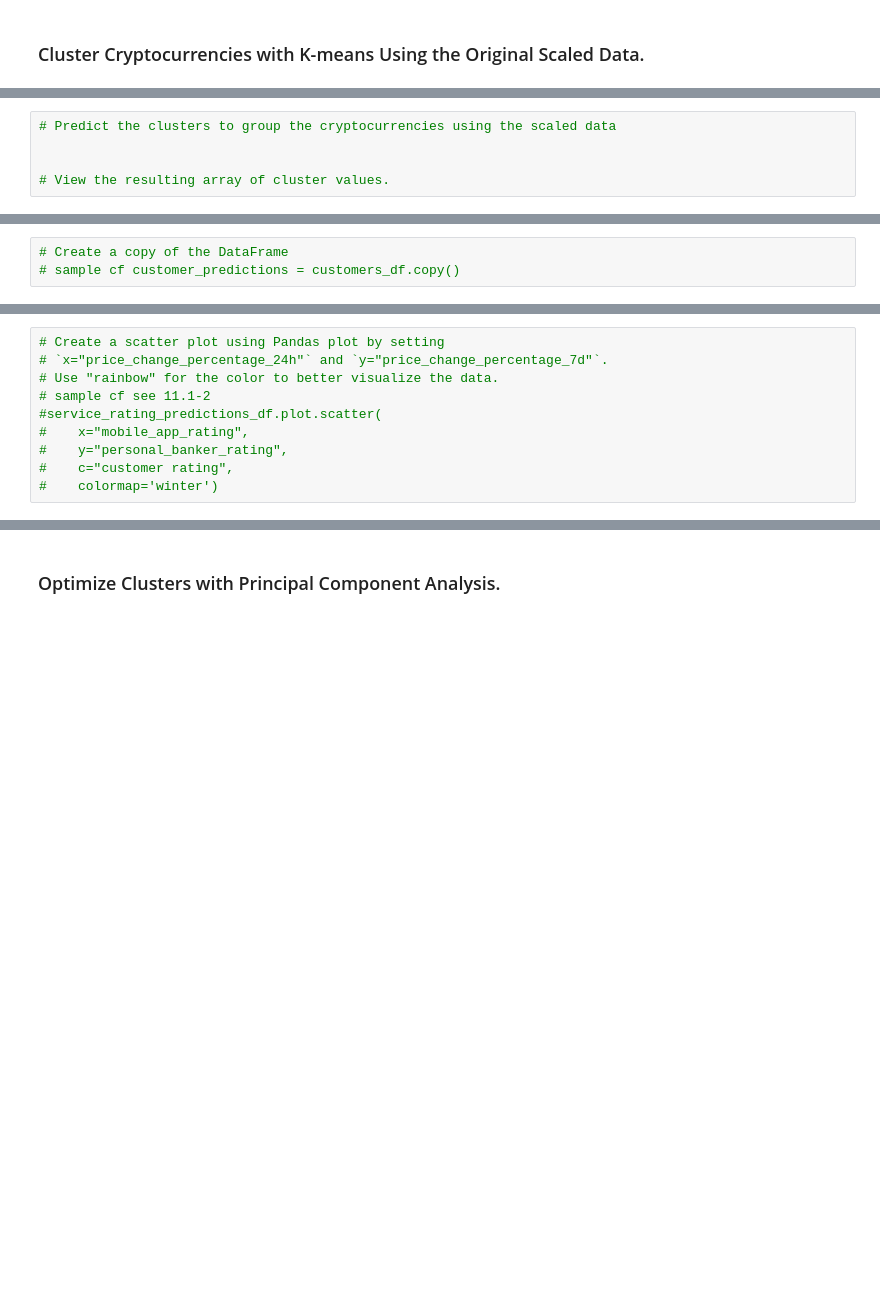
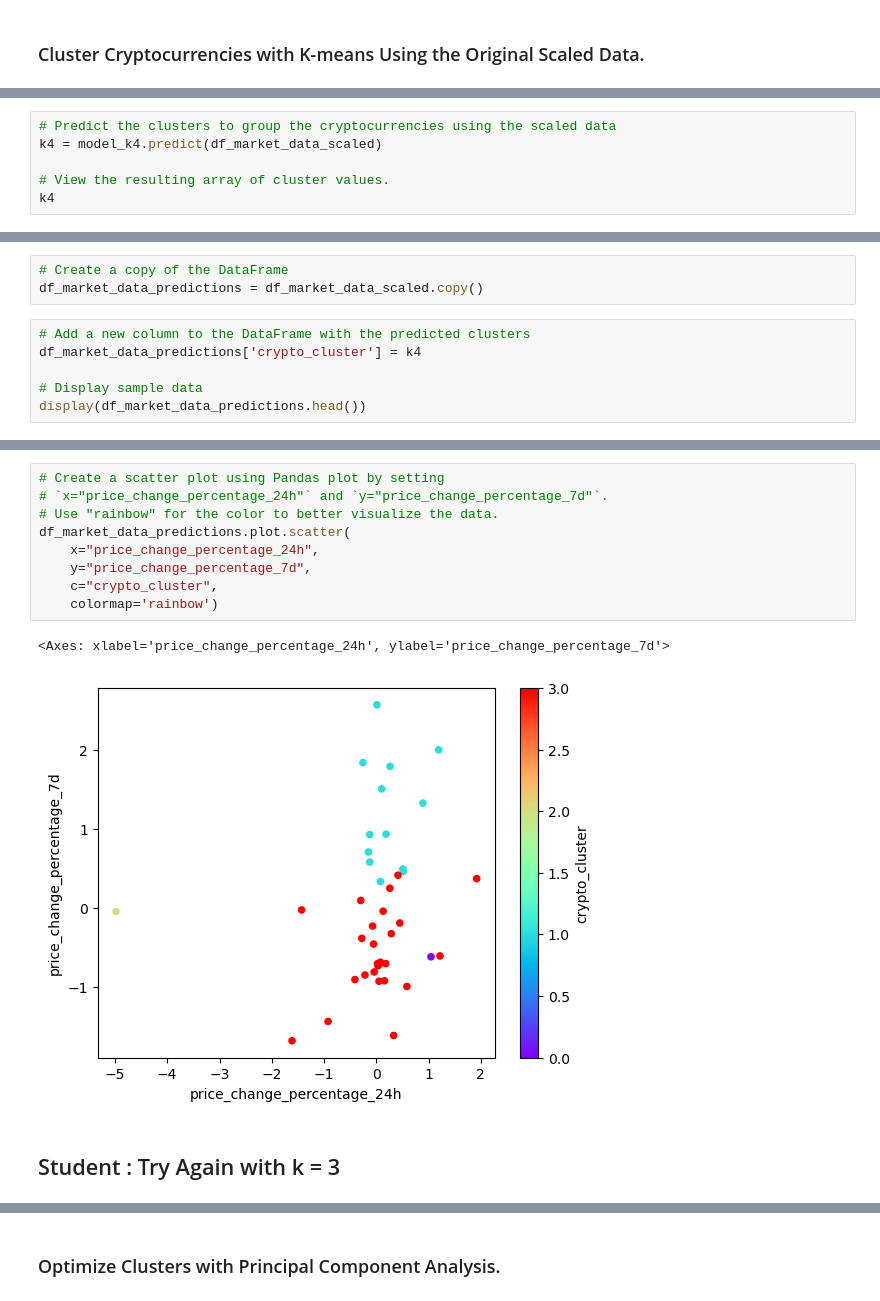
Before and after one commit to azcafriz13/CryptoClustering, a Jupyter notebook: Crypto_Clustering.ipynb, the cells around one changed output, grey strips where cells are left out. Cells and saved outputs as stored; diff of their text form; blank space fills up the shorter version.

```diff
--- a/Crypto_Clustering.ipynb
+++ b/Crypto_Clustering.ipynb
@@ -156,5 +171,6 @@ display(df_market_data_scaled.head())
 # %%
 # Predict the clusters to group the cryptocurrencies using the scaled data
-
+k4 = model_k4.predict(df_market_data_scaled)
 
 # View the resulting array of cluster values.
+k4
@@ -161,3 +180,9 @@ display(df_market_data_scaled.head())
 # %%
 # Create a copy of the DataFrame
-# sample cf customer_predictions = customers_df.copy()
+df_market_data_predictions = df_market_data_scaled.copy()
+# %%
+# Add a new column to the DataFrame with the predicted clusters
+df_market_data_predictions['crypto_cluster'] = k4
+
+# Display sample data
+display(df_market_data_predictions.head())
@@ -177,10 +210,14 @@ display(df_market_data_scaled.head())
 # %%
 # Create a scatter plot using Pandas plot by setting
 # `x="price_change_percentage_24h"` and `y="price_change_percentage_7d"`.
 # Use "rainbow" for the color to better visualize the data.
-# sample cf see 11.1-2
-#service_rating_predictions_df.plot.scatter(
-#    x="mobile_app_rating",
-#    y="personal_banker_rating",
-#    c="customer rating",
-#    colormap='winter')
+df_market_data_predictions.plot.scatter(
+    x="price_change_percentage_24h",
+    y="price_change_percentage_7d",
+    c="crypto_cluster",
+    colormap='rainbow')
+# %% [output]
+<Axes: xlabel='price_change_percentage_24h', ylabel='price_change_percentage_7d'>
+[figure, added]
+# %% [markdown]
+## Student : Try Again with k = 3
```
Also changed, not shown: parts of 21 cells of this notebook.
